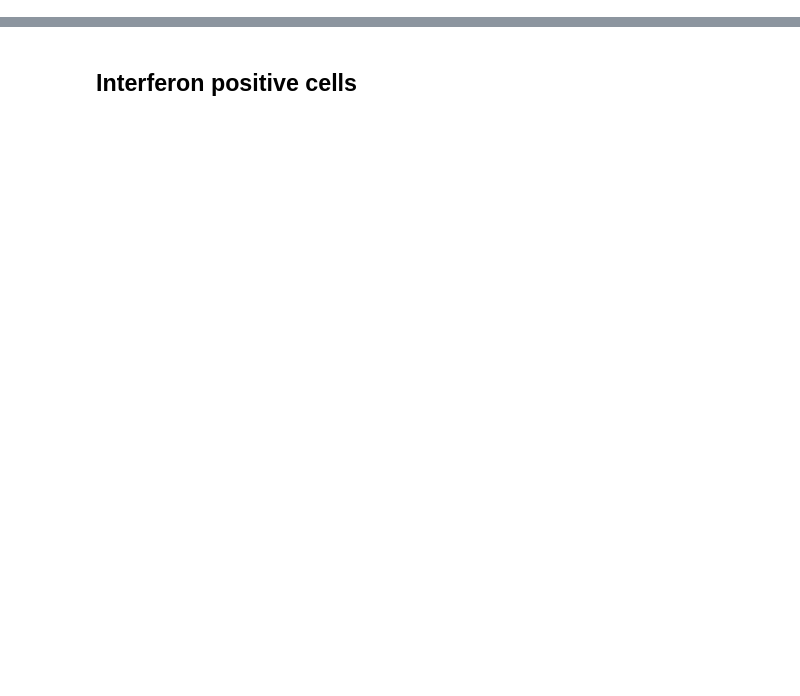
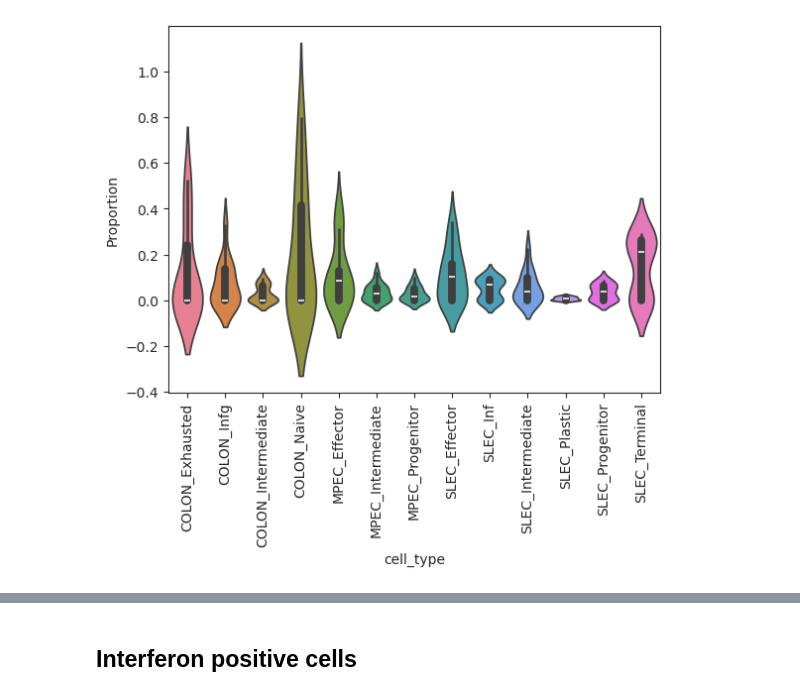
Before and after one commit to ErikaKvalem/honda_microbial_metabolites_2021, a Jupyter notebook: 20_scripts/40_single-cell-sorted-cd8/40_gex_surface_prot/006_compositional_analysis_sccoda.ipynb, the cells around one changed output, grey strips where cells are left out. Cells and saved outputs as stored; diff of their text form; code cells hidden in the pictures; blank space fills up the shorter version.

```diff
--- a/20_scripts/40_single-cell-sorted-cd8/40_gex_surface_prot/006_compositional_analysis_sccoda.ipynb
+++ b/20_scripts/40_single-cell-sorted-cd8/40_gex_surface_prot/006_compositional_analysis_sccoda.ipynb
@@ -159 +265,12 @@ plot_df['condition'] = plot_df['sample_id'].apply(lambda x: '10mix' if '10mix_IC
+# %%
+# Assuming df is your DataFrame
+plot_df["condition"] = np.where(
+    plot_df["sample_id"].str.contains("11mix"),
+    "11mix",
+    np.where(
+        plot_df["sample_id"].str.contains("10mix"),
+        "10mix",
+        np.where(plot_df["sample_id"].str.contains("plus"), "GF_ICI", "GF"),
+    ),
+)
 # %%
@@ -180,0 +280,19 @@ plot_df
+# %%
+import pandas as pd
+
+# Assuming df is your DataFrame
+plot_df["origin"] = plot_df["cell_type"].apply(
+    lambda x: "colon" if "COLON" in x else "til"
+)
+# %%
+import pandas as pd
+
+# Assuming df is your DataFrame
+plot_df["condition_fine"] = plot_df["sample_id"].apply(
+    lambda x: "colon" if "plus" in x else "til"
+)
+# %%
+# Assuming df is your DataFrame
+plot_df["condition_fine"] = np.where(
+    plot_df["sample_id"].str.contains("plus"), "GF_ICI", plot_df["condition"]
+)
@@ -180,0 +317,5 @@ plot_df
+# %%
+ax = sns.violinplot(plot_df, x="cell_type", y="Proportion", hue="cell_type")
+ax.tick_params(axis="x", rotation=90)
+# %% [output]
+[figure, added]
```
Also changed, not shown: parts of 70 cells of this notebook, 5 other files.
